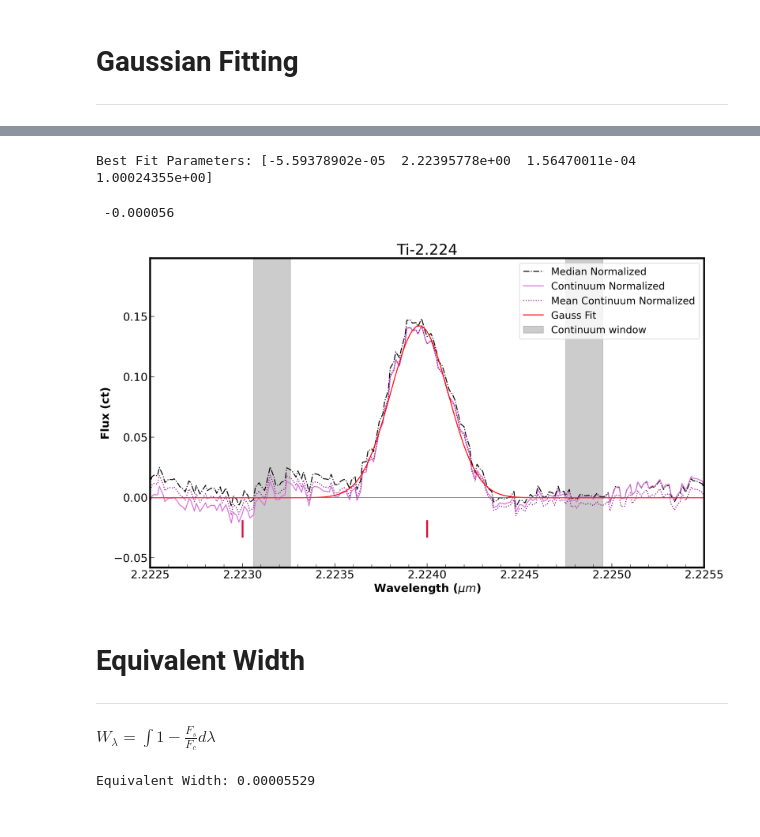
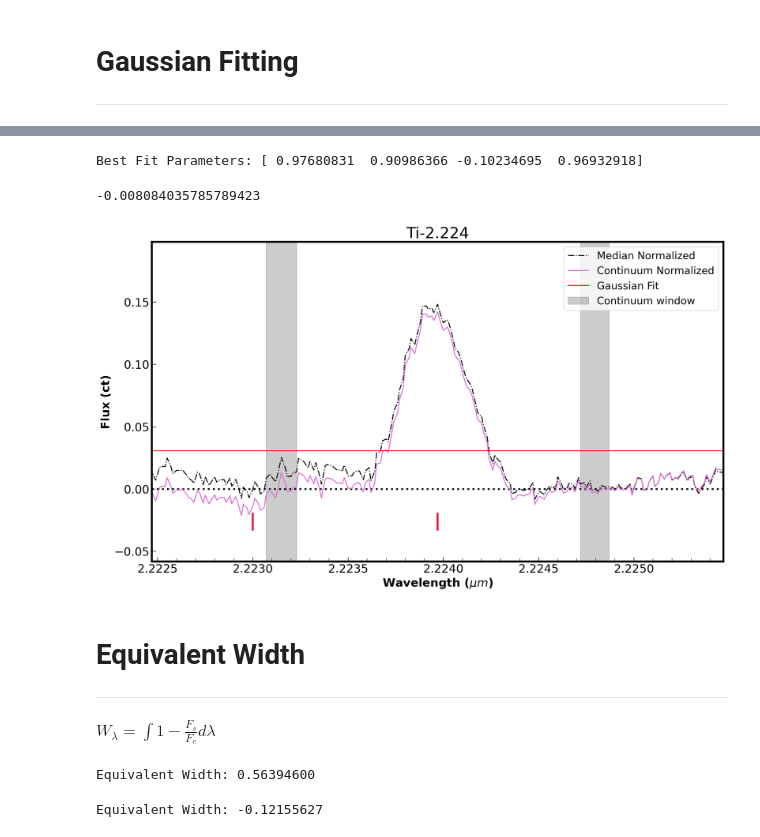
Before and after one commit to SavOliveira/IGRINS-Spectra, a Jupyter notebook: Standards_EW_V2.ipynb, the cells around one changed output, grey strips where cells are left out. Saved outputs shown, nothing was run; the diff lists cells and outputs as text; code cells hidden in the pictures.

```diff
--- a/Standards_EW_V2.ipynb
+++ b/Standards_EW_V2.ipynb
@@ -305,15 +219,19 @@ norm_flux = flux/np.median(flux)
 # %%
+norm_flux = ig.normalize_flux(flux)
+
 plt.figure(figsize=(16,9))
 
-plt.plot(wavelen,norm_flux,'-',color='black')
+# plt.plot(wavelen,flux,'.',mec='black')
+plt.plot(wavelen,norm_flux,'.',mfc='black',mec='black')
+
 
 for i in range(len(lines_wav)):
     plt.axvline(lines_wav[i],ls=':',c='red')
     plt.axvline(ysolines_wav[i],ls=':',c='red')
     # plt.xlim(lines_wav[i]-10*spec_res,lines_wav[i+1]+10*spec_res)
 
-# plt.xlim(1.9,2.0)
-plt.ylim(0,1.55)
+plt.xlim(1.9,1.99)
+# plt.ylim(0,1.55)
 
 plt.xlabel('Wavelength ({})'.format('$\mu m$'))
 plt.ylabel('Flux ({})'.format("ct"))
@@ -377,65 +332,86 @@ meancont_norm = flux/mean_cont # mean continuum normalized flux
+# %%
+line_center = lines_wav[16]
+
+continuum, contlo_min, contlo_max, conthi_min, conthi_max = ig.local_continuum_fit(wavelen,flux,line_center)
+
+cont_sub = flux-continuum # the polyfit continuum-subtracted flux
+cont_norm = flux/continuum # polyfit continuum normalized flux
+
+meancont_sub = flux-np.mean(continuum) # the mean continuum-subtracted flux
+meancont_norm = flux/np.mean(continuum) # mean continuum normalized flux
+
+popt, pcov, best_model = ig.gauss_fit(wavelen,cont_norm,line_center,contlo_min,conthi_max)
 # %%
 # initial guesses, need 4 inputs: Amplitude, center, std_dev, b (y offset)
-init_params = 0.25, line_center, 1., 0.
+init_params = 1-(norm_flux[contlo_min:conthi_max]).max(), line_center, 1., 0.
 
-popt, pcov = curve_fit(f=gaussian_func,
+popt, pcov = curve_fit(f=ig.Gaussian,
                         xdata=wavelen[contlo_min:conthi_max],
                         ydata=cont_norm[contlo_min:conthi_max],
-                        maxfev=100000)
+                        maxfev=30000)
 
 best_model = gaussian_func(wavelen,*popt)
 
 print("Best Fit Parameters:", popt)
 # %% [output]
-Best Fit Parameters: [-5.59378902e-05  2.22395778e+00  1.56470011e-04  1.00024355e+00]
+Best Fit Parameters: [ 0.97680831  0.90986366 -0.10234695  0.96932918]
-# %%
-print(f'{popt[0]:10f}')
-# %% [output]
- -0.000056
+# %%
+1-(norm_flux[contlo_min:conthi_max]).max()
+# %% [output]
+-0.008084035785789423
 # %%
 fig = plt.subplots(figsize=(16,9))
 
+plt.axhline(1,color='orange',lw=1,ls='-')
+plt.axhline(0,color='black',lw=3,ls=':')
+
 plt.plot(wavelen,1-norm_flux,ls='-.', color='black', label='Median Normalized')
 plt.plot(wavelen,1-cont_norm, color='orchid',label='Continuum Normalized')
-plt.plot(wavelen,1-meancont_norm,ls=':', color='darkmagenta',label='Mean Continuum Normalized')
+# plt.plot(wavelen,1-meancont_norm,ls=':', color='darkmagenta',label='Mean Continuum Normalized')
 
-plt.plot(wavelen,1-best_model,ls='-', color='red',label='Gauss Fit')
+plt.plot(wavelen,1-best_model,ls='-', color='red',label='Gaussian Fit')
 
 # Continuum Estimation region
 plt.axvspan(wavelen[contlo_min],wavelen[contlo_max], color='black', alpha=0.2,label='Continuum window')
 plt.axvspan(wavelen[conthi_min],wavelen[conthi_max], color='black', alpha=0.2)
 
 
 for i in range(len(lines_wav)):
     plt.axvline(lines_wav[i],.1,.15,ls='-',lw=3,c='crimson')
     plt.axvline(ysolines_wav[i],.1,.15,ls='-',lw=3,c='crimson')
 
-plt.axhline(1,color='orange',lw=1,ls='-')
-plt.axhline(0,color='dimgray',lw=1,ls='-')
+
 
 plt.xlim(line_center-150*spec_res,line_center+150*spec_res)
 # 0.05
+# plt.ylim(-.5,.25)
 plt.ylim((1-norm_flux[contlo_min:conthi_max]).min()-.05,
          (1-norm_flux[contlo_min:conthi_max]).max()+.05)
 
 plt.xlabel('Wavelength ({})'.format('$\mu m$'))
 plt.ylabel('Flux ({})'.format("ct"))
 
 plt.title(lines_str[16])
 
 plt.legend()
 plt.show()
 # %% [output]
-[figure, old version]
+[figure, new version]
 # %% [markdown]
 # Equivalent Width
 ---
 $\begin{equation}
     W_\lambda = \int 1 - \frac{F_s}{F_c} d\lambda
 \end{equation}$
+# %%
+# Integrate the Gaussian to get equivalent  width
+ew1 = trapz(best_model,wavelen)
+print(f'Equivalent Width: {ew1:.8f}')
+# %% [output]
+Equivalent Width: 0.56394600
 # %%
 # Integration to get equivalent  width
-ew1 = trapz(1-meancont_norm[wavemin_idx:wavemax_idx],wavelen[wavemin_idx:wavemax_idx])
-print(f'Equivalent Width: {ew1:.8f}')
+ew2 = trapz(1-meancont_norm,wavelen)
+print(f'Equivalent Width: {ew2:.8f}')
 # %% [output]
-Equivalent Width: 0.00005529
+Equivalent Width: -0.12155627
```
Also changed, not shown: parts of 11 cells of this notebook, 2 other files.
